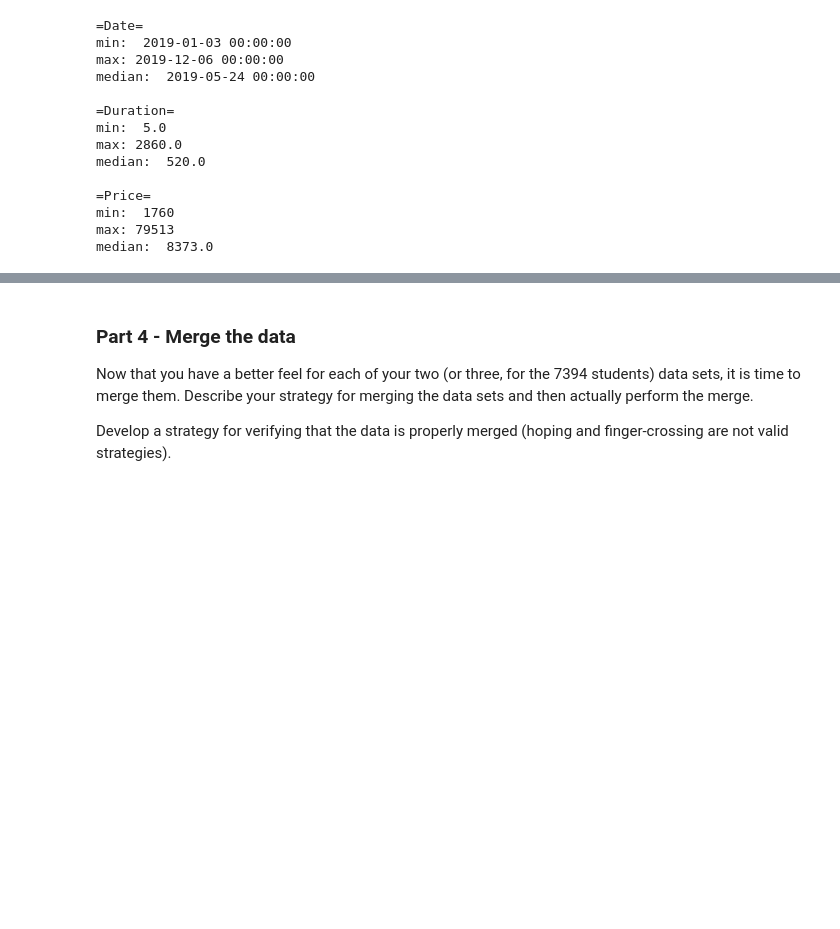
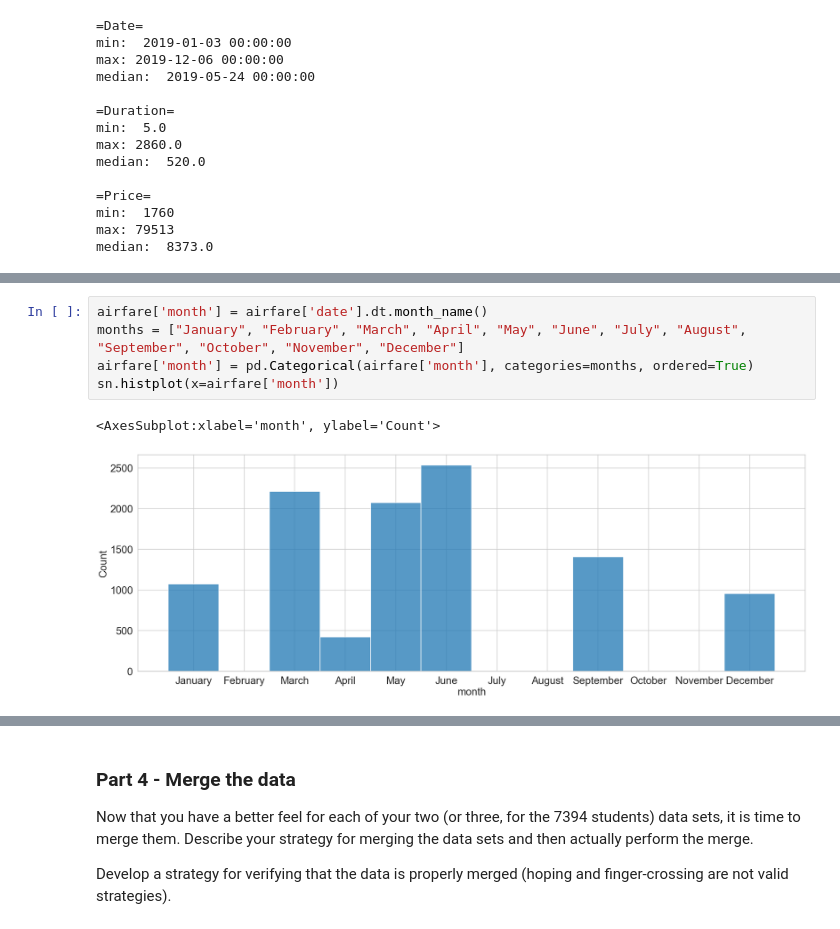
Before and after one commit to SaltyPeachcake/TurtleDucks, a Jupyter notebook: Project02.ipynb, the cells around one changed output, grey strips where cells are left out. Drawn from its saved outputs; the diff is of its cells as text; blank space fills up the shorter version.

```diff
--- a/Project02.ipynb
+++ b/Project02.ipynb
@@ -309,0 +313,8 @@ airfare['airline'].hist(bins=12)
+# %%
+airfare['month'] = airfare['date'].dt.month_name()
+months = ["January", "February", "March", "April", "May", "June", "July", "August", "September", "October", "November", "December"]
+airfare['month'] = pd.Categorical(airfare['month'], categories=months, ordered=True)
+sn.histplot(x=airfare['month'])
+# %% [output]
+<AxesSubplot:xlabel='month', ylabel='Count'>
+[figure, added]
```
Also changed, not shown: parts of 17 cells of this notebook.
